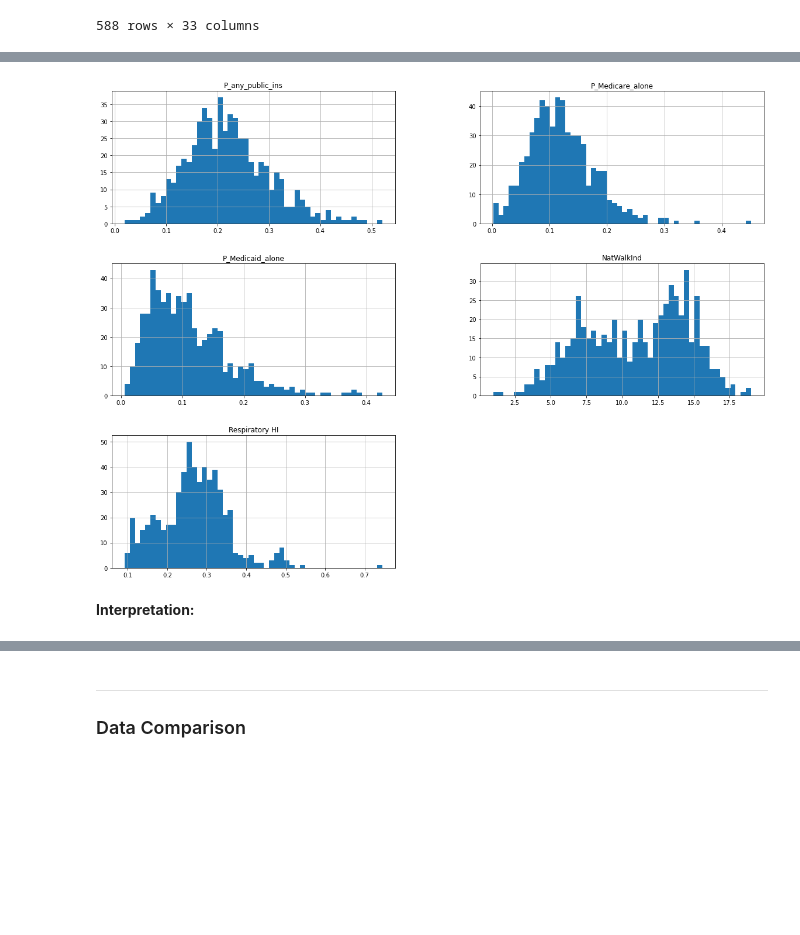
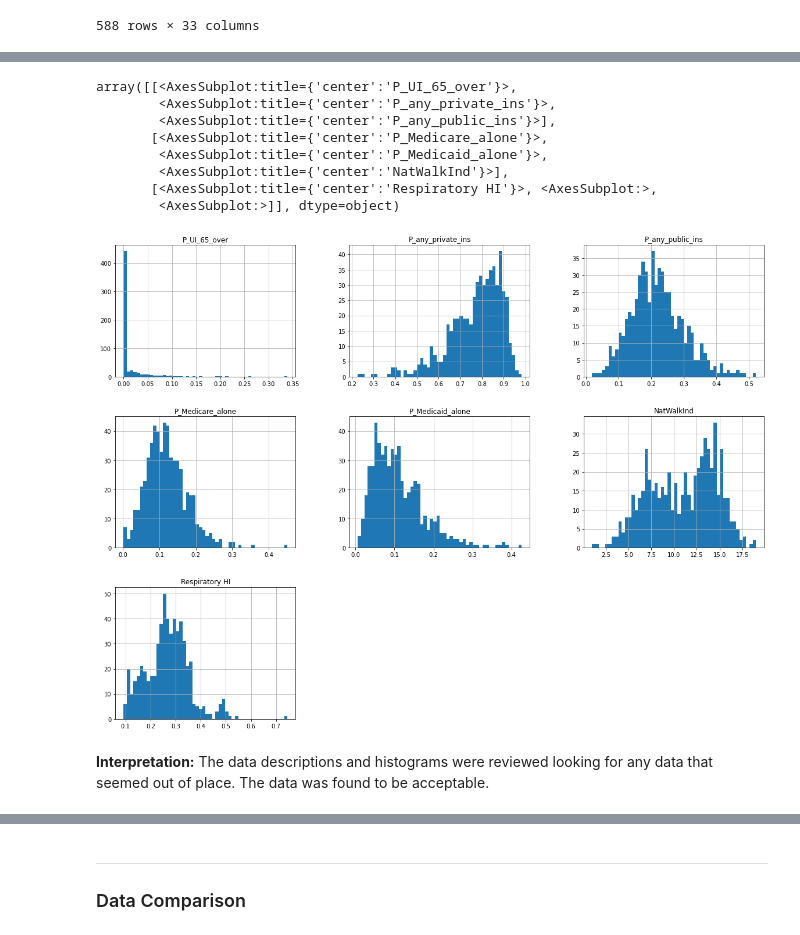
Before and after one commit to Jonathan-Himes/SDOH-GroupProject, a Jupyter notebook: Final Project-Master.ipynb, the cells around one changed output, grey strips where cells are left out. Saved outputs shown, nothing was run; the diff lists cells and outputs as text; code cells hidden in the pictures; blank space fills up the shorter version.

Commit message:
Updated data exploration

```diff
--- a/Final Project-Master.ipynb
+++ b/Final Project-Master.ipynb
@@ -743,7 +777,15 @@ display(df_2018.describe().iloc[:,30:40])
 # %%
-df_2018.iloc[:,30:40].hist(bins = 50, figsize = (20, 15)) # Display histograms for the first 20 columns of the combined dataset
-plt.show()
+ # Display histograms for the first 20 columns of the combined dataset
+df_2018.iloc[:,28:40].hist(bins = 50, figsize = (20, 15))
 # %% [output]
+array([[<AxesSubplot:title={'center':'P_UI_65_over'}>,
+        <AxesSubplot:title={'center':'P_any_private_ins'}>,
+        <AxesSubplot:title={'center':'P_any_public_ins'}>],
+       [<AxesSubplot:title={'center':'P_Medicare_alone'}>,
+        <AxesSubplot:title={'center':'P_Medicaid_alone'}>,
+        <AxesSubplot:title={'center':'NatWalkInd'}>],
+       [<AxesSubplot:title={'center':'Respiratory HI'}>, <AxesSubplot:>,
+        <AxesSubplot:>]], dtype=object)
-[figure, old version]
+[figure, new version]
 # %% [markdown]
-__Interpretation:__
+__Interpretation:__ The data descriptions and histograms were reviewed looking for any data that seemed out of place. The data was found to be acceptable.
```
Also changed, not shown: parts of 36 cells of this notebook.
